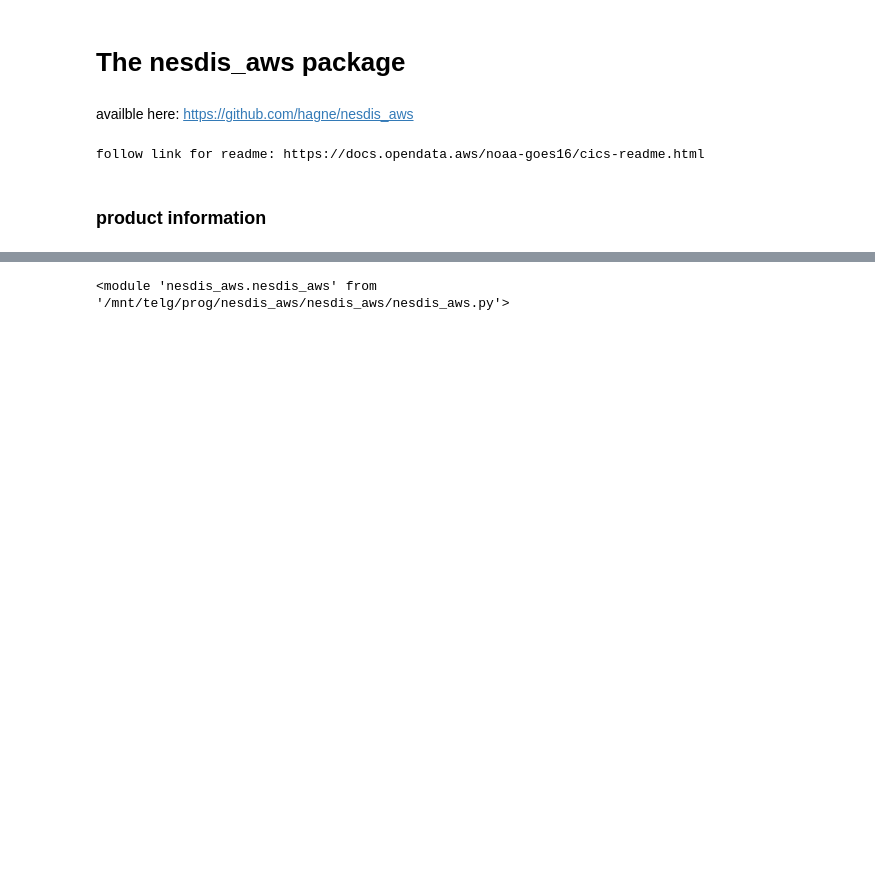
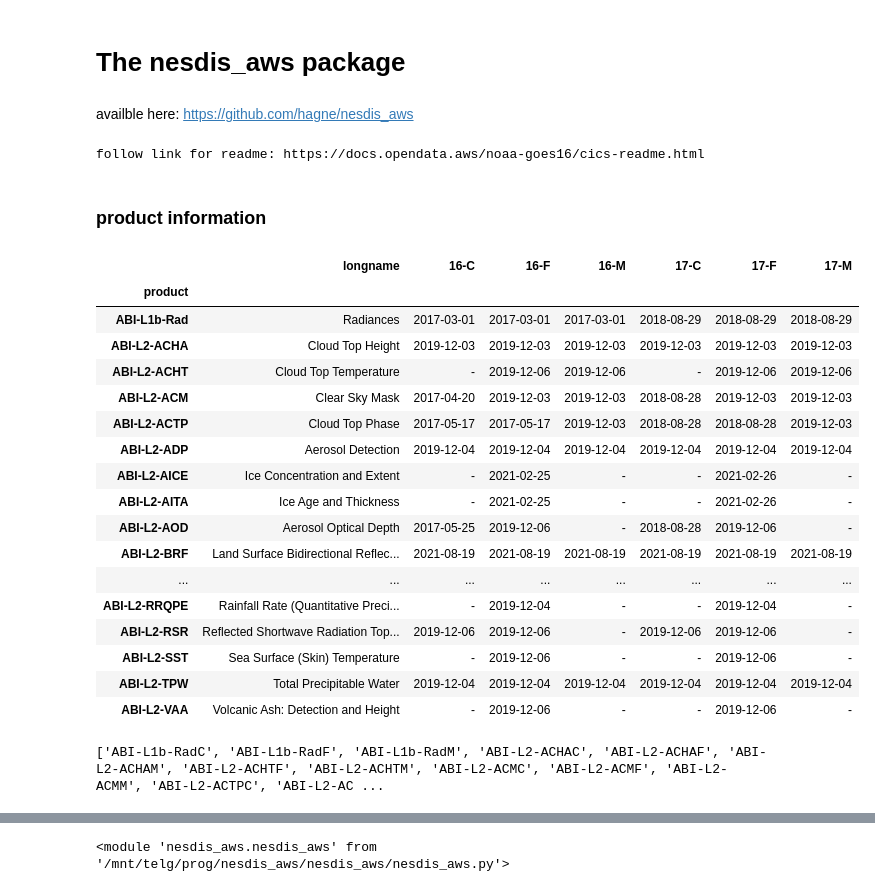
Before and after one commit to hagne/nesdis_aws, a Jupyter notebook: examples/getting_started.ipynb, the cells around one changed output, grey strips where cells are left out. Drawn from its saved outputs; the diff is of its cells as text; code cells hidden in the pictures; blank space fills up the shorter version.

```diff
--- a/examples/getting_started.ipynb
+++ b/examples/getting_started.ipynb
@@ -22,3 +24,28 @@ nesdis_aws.nesdis_aws.readme()
 follow link for readme: https://docs.opendata.aws/noaa-goes16/cics-readme.html
 # %% [markdown]
 ### product information
+# %%
+nesdis_aws.nesdis_aws.get_available_products()
+# %% [output]
+|  | longname | 16-C | 16-F | 16-M | 17-C | 17-F | 17-M |
+| product |  |  |  |  |  |  |  |
+| ABI-L1b-Rad | Radiances | 2017-03-01 | 2017-03-01 | 2017-03-01 | 2018-08-29 | 2018-08-29 | 2018-08-29 |
+| ABI-L2-ACHA | Cloud Top Height | 2019-12-03 | 2019-12-03 | 2019-12-03 | 2019-12-03 | 2019-12-03 | 2019-12-03 |
+| ABI-L2-ACHT | Cloud Top Temperature | - | 2019-12-06 | 2019-12-06 | - | 2019-12-06 | 2019-12-06 |
+| ABI-L2-ACM | Clear Sky Mask | 2017-04-20 | 2019-12-03 | 2019-12-03 | 2018-08-28 | 2019-12-03 | 2019-12-03 |
+| ABI-L2-ACTP | Cloud Top Phase | 2017-05-17 | 2017-05-17 | 2019-12-03 | 2018-08-28 | 2018-08-28 | 2019-12-03 |
+| ABI-L2-ADP | Aerosol Detection | 2019-12-04 | 2019-12-04 | 2019-12-04 | 2019-12-04 | 2019-12-04 | 2019-12-04 |
+| ABI-L2-AICE | Ice Concentration and Extent | - | 2021-02-25 | - | - | 2021-02-26 | - |
+| ABI-L2-AITA | Ice Age and Thickness | - | 2021-02-25 | - | - | 2021-02-26 | - |
+| ABI-L2-AOD | Aerosol Optical Depth | 2017-05-25 | 2019-12-06 | - | 2018-08-28 | 2019-12-06 | - |
+| ABI-L2-BRF | Land Surface Bidirectional Reflec... | 2021-08-19 | 2021-08-19 | 2021-08-19 | 2021-08-19 | 2021-08-19 | 2021-08-19 |
+| ... | ... | ... | ... | ... | ... | ... | ... |
+| ABI-L2-RRQPE | Rainfall Rate (Quantitative Preci... | - | 2019-12-04 | - | - | 2019-12-04 | - |
+| ABI-L2-RSR | Reflected Shortwave Radiation Top... | 2019-12-06 | 2019-12-06 | - | 2019-12-06 | 2019-12-06 | - |
+| ABI-L2-SST | Sea Surface (Skin) Temperature | - | 2019-12-06 | - | - | 2019-12-06 | - |
+| ABI-L2-TPW | Total Precipitable Water | 2019-12-04 | 2019-12-04 | 2019-12-04 | 2019-12-04 | 2019-12-04 | 2019-12-04 |
+| ABI-L2-VAA | Volcanic Ash: Detection and Height | - | 2019-12-06 | - | - | 2019-12-06 | - |
+# %%
+available_products = nesdis_aws.nesdis_aws.get_available_products()
+# %% [output]
+['ABI-L1b-RadC', 'ABI-L1b-RadF', 'ABI-L1b-RadM', 'ABI-L2-ACHAC', 'ABI-L2-ACHAF', 'ABI-L2-ACHAM', 'ABI-L2-ACHTF', 'ABI-L2-ACHTM', 'ABI-L2-ACMC', 'ABI-L2-ACMF', 'ABI-L2-ACMM', 'ABI-L2-ACTPC', 'ABI-L2-AC ...
```
Also changed, not shown: parts of 6 cells of this notebook, 1 other file.
